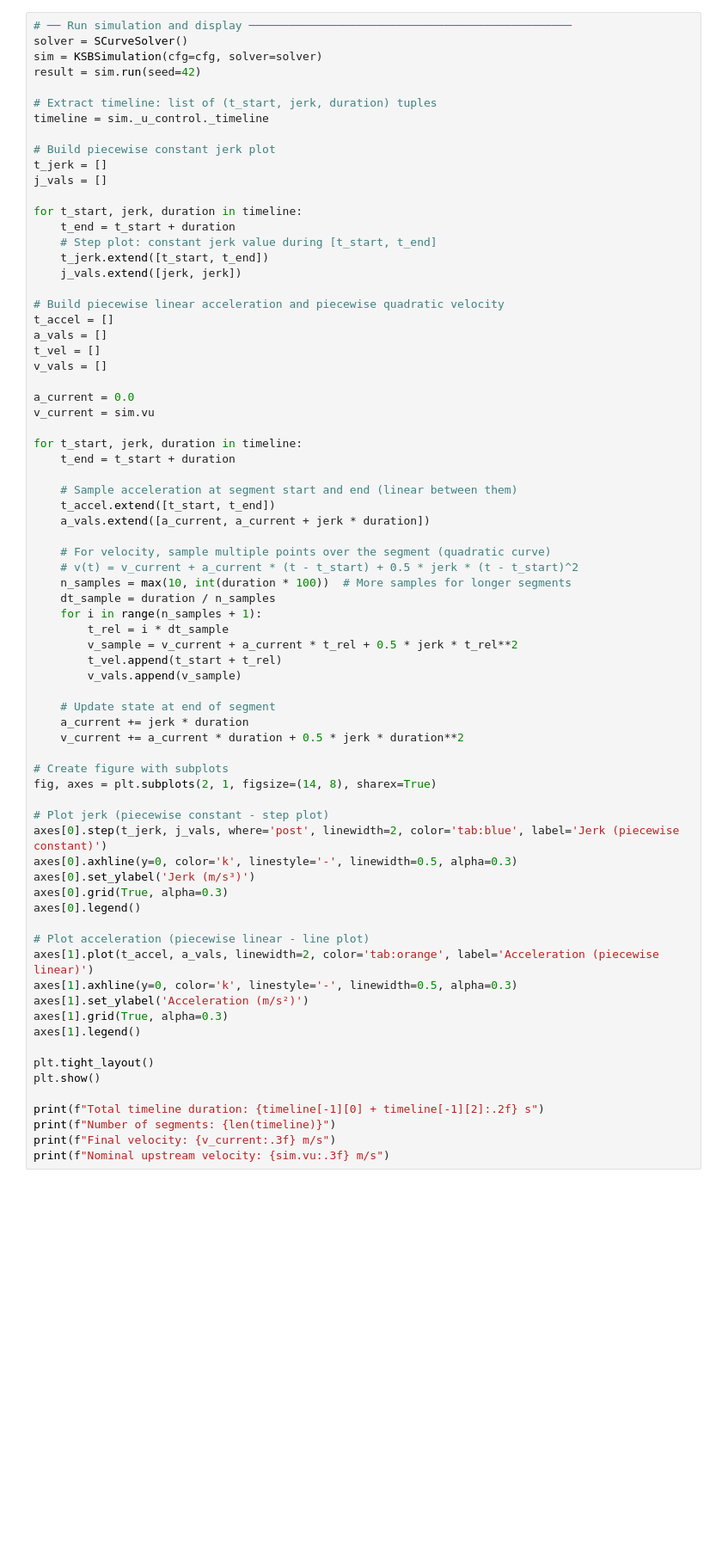
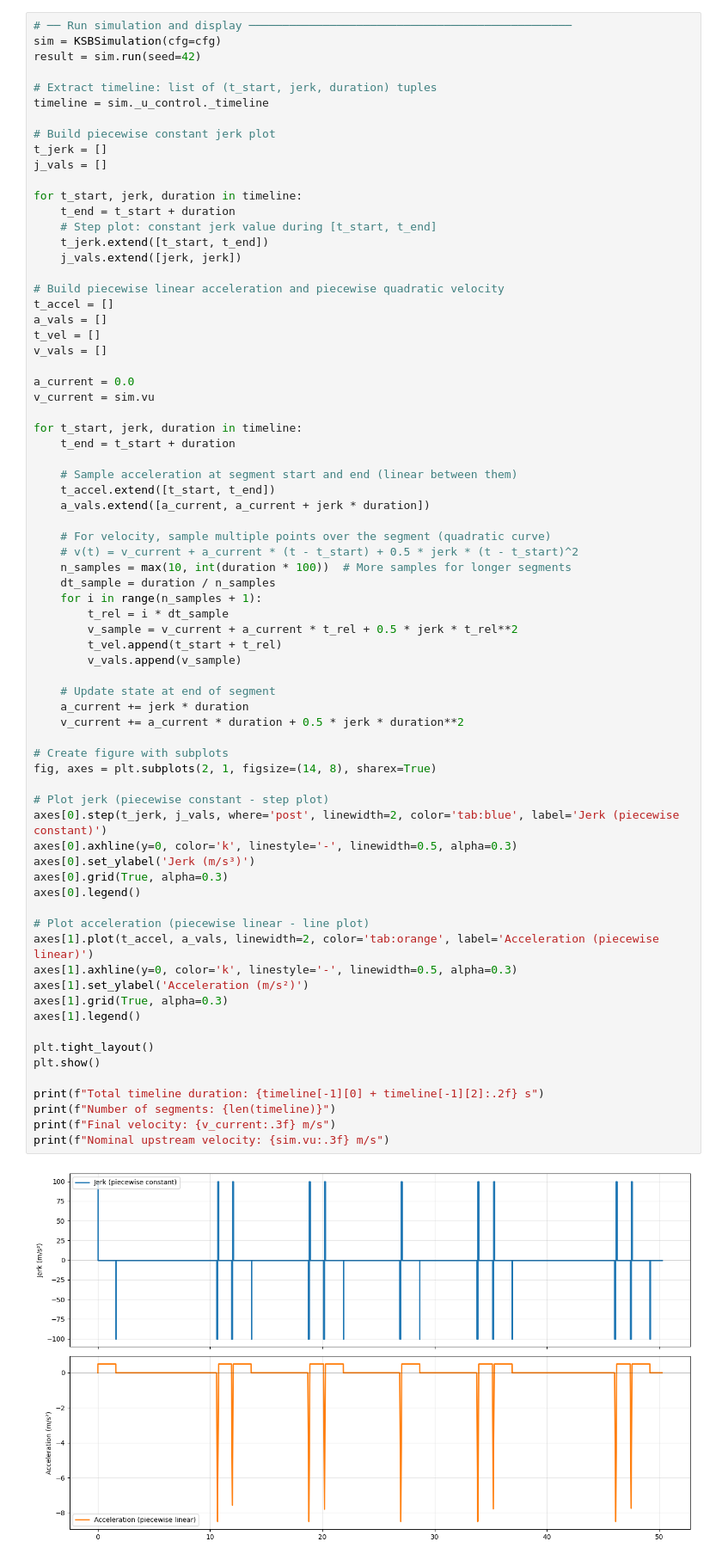
Before and after one commit to JvPost/Portfolio, a Jupyter notebook: ksb/notebooks/plot_upstream_control.ipynb, the cells around one changed output. Shown at 86% size. Drawn from its saved outputs; the diff is of its cells as text; blank space fills up the shorter version.

```diff
--- a/ksb/notebooks/plot_upstream_control.ipynb
+++ b/ksb/notebooks/plot_upstream_control.ipynb
@@ -23,8 +23,7 @@ with open(Path('..') / 'configs' / 'default.yaml') as f:
     cfg = yaml.safe_load(f)
 # %%
 # ── Run simulation and display ────────────────────────────────────────────────
-solver = SCurveSolver()
-sim = KSBSimulation(cfg=cfg, solver=solver)
+sim = KSBSimulation(cfg=cfg)
 result = sim.run(seed=42)
 
 # Extract timeline: list of (t_start, jerk, duration) tuples
@@ -68,30 +67,31 @@ for t_start, jerk, duration in timeline:
 
     # Update state at end of segment
     a_current += jerk * duration
     v_current += a_current * duration + 0.5 * jerk * duration**2
 
 # Create figure with subplots
 fig, axes = plt.subplots(2, 1, figsize=(14, 8), sharex=True)
 
 # Plot jerk (piecewise constant - step plot)
 axes[0].step(t_jerk, j_vals, where='post', linewidth=2, color='tab:blue', label='Jerk (piecewise constant)')
 axes[0].axhline(y=0, color='k', linestyle='-', linewidth=0.5, alpha=0.3)
 axes[0].set_ylabel('Jerk (m/s³)')
 axes[0].grid(True, alpha=0.3)
 axes[0].legend()
 
 # Plot acceleration (piecewise linear - line plot)
 axes[1].plot(t_accel, a_vals, linewidth=2, color='tab:orange', label='Acceleration (piecewise linear)')
 axes[1].axhline(y=0, color='k', linestyle='-', linewidth=0.5, alpha=0.3)
 axes[1].set_ylabel('Acceleration (m/s²)')
 axes[1].grid(True, alpha=0.3)
 axes[1].legend()
 
 plt.tight_layout()
 plt.show()
 
 print(f"Total timeline duration: {timeline[-1][0] + timeline[-1][2]:.2f} s")
 print(f"Number of segments: {len(timeline)}")
 print(f"Final velocity: {v_current:.3f} m/s")
 print(f"Nominal upstream velocity: {sim.vu:.3f} m/s")
 # %% [output]
+[figure, added]
```
Also changed, not shown: parts of 1 cell of this notebook, 11 other files.
